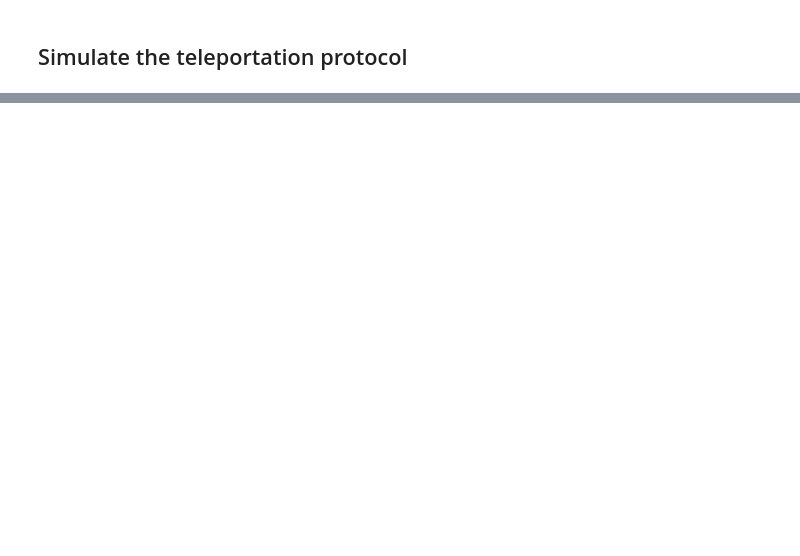
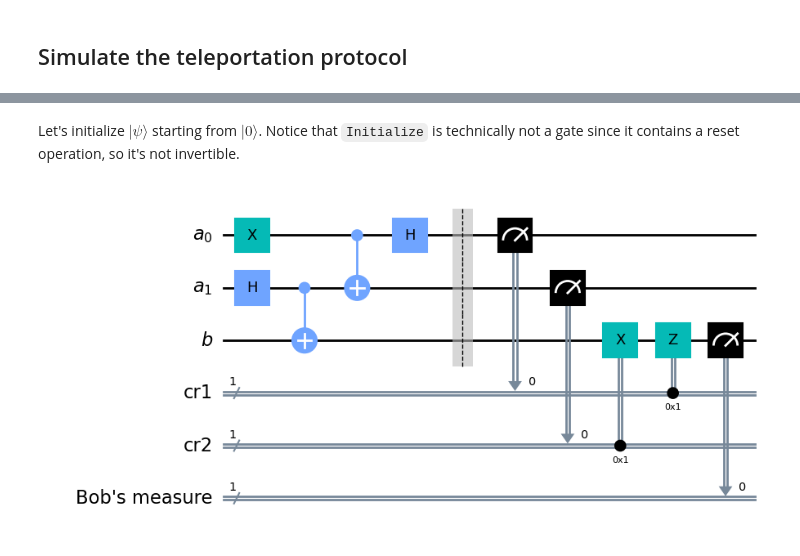
Before and after one commit to Grufoony/Physics_Unibo, a Jupyter notebook: src/Quantum_Computing/teleportation.ipynb, the cells around one changed output, grey strips where cells are left out. Cells and saved outputs as stored; diff of their text form; code cells hidden in the pictures; blank space fills up the shorter version.

```diff
--- a/src/Quantum_Computing/teleportation.ipynb
+++ b/src/Quantum_Computing/teleportation.ipynb
@@ -66,3 +68,27 @@ The circuit is complete: Alice's qubit has correctly been sent to Bob.
+# %%
+def tpCircuit(initState = None):
+    '''
+    Returns a teleportation circuit with the given initial state
+    '''
+    qr1 = QuantumRegister(2, name='a')
+    qr2 = QuantumRegister(1, name='b')
+    cr1 = ClassicalRegister(1, name='cr1')
+    cr2 = ClassicalRegister(1, name='cr2')
+    cr3 = ClassicalRegister(1, name='Bob\'s measure')
+    qc = QuantumCircuit(qr1, qr2, cr1, cr2, cr3)
+    if initState is not None:
+        qc.append(initState, [0])
+    else:
+        qc.x(0)
+    bellPair(qc, 1, 2)
+    qc.cx(0,1)
+    qc.h(0)
+    qc.barrier()
+    qc.measure(0,0)
+    qc.measure(1,1)
+    qc.x(2).c_if(cr2, 1)
+    qc.z(2).c_if(cr1, 1)
+    return qc
 # %% [markdown]
 ## Simulate the teleportation protocol
 # %%
@@ -73,0 +111,8 @@ psi = random_statevector(2)
+# %% [markdown]
+Let's initialize $|\psi \rangle$ starting from $|0 \rangle$. Notice that `Initialize` is technically not a gate since it contains a reset operation, so it's not invertible.
+# %%
+qc = tpCircuit()
+qc.measure(2, 2)
+qc.draw(output='mpl')
+# %% [output]
+[figure, added]
```
Also changed, not shown: parts of 5 cells of this notebook.
